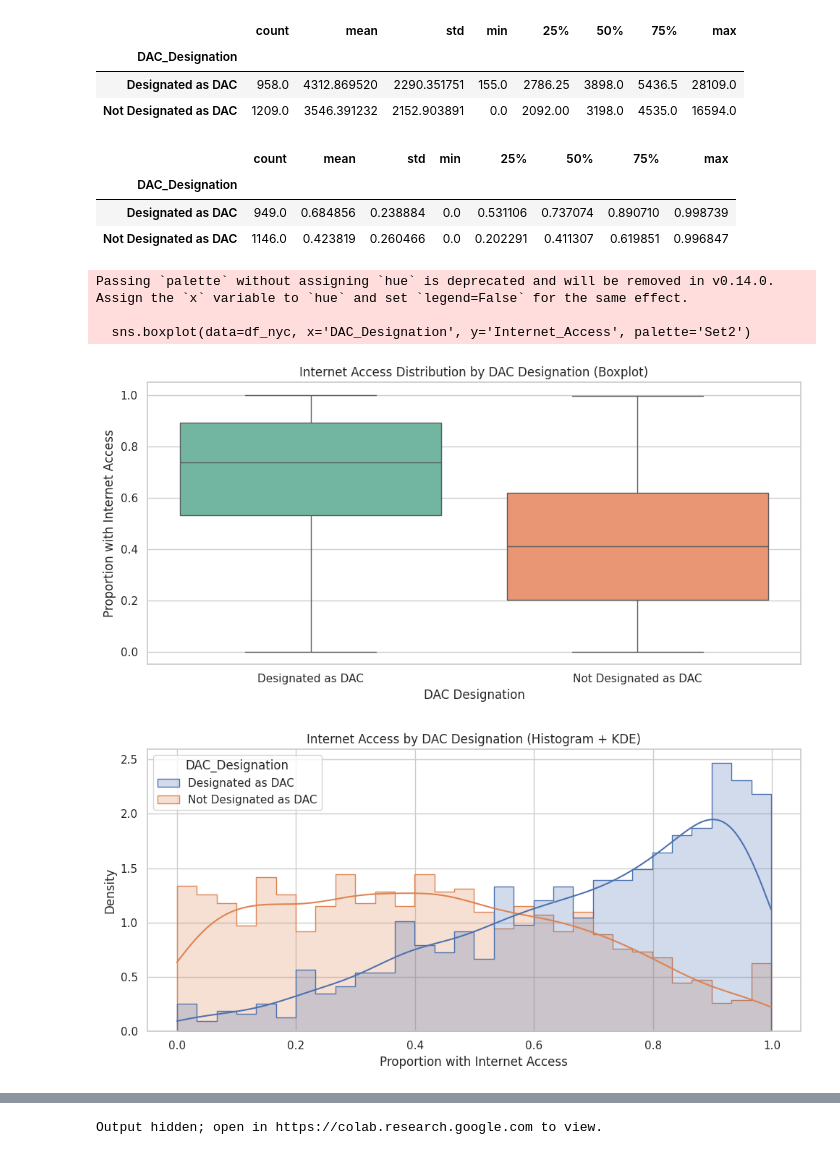
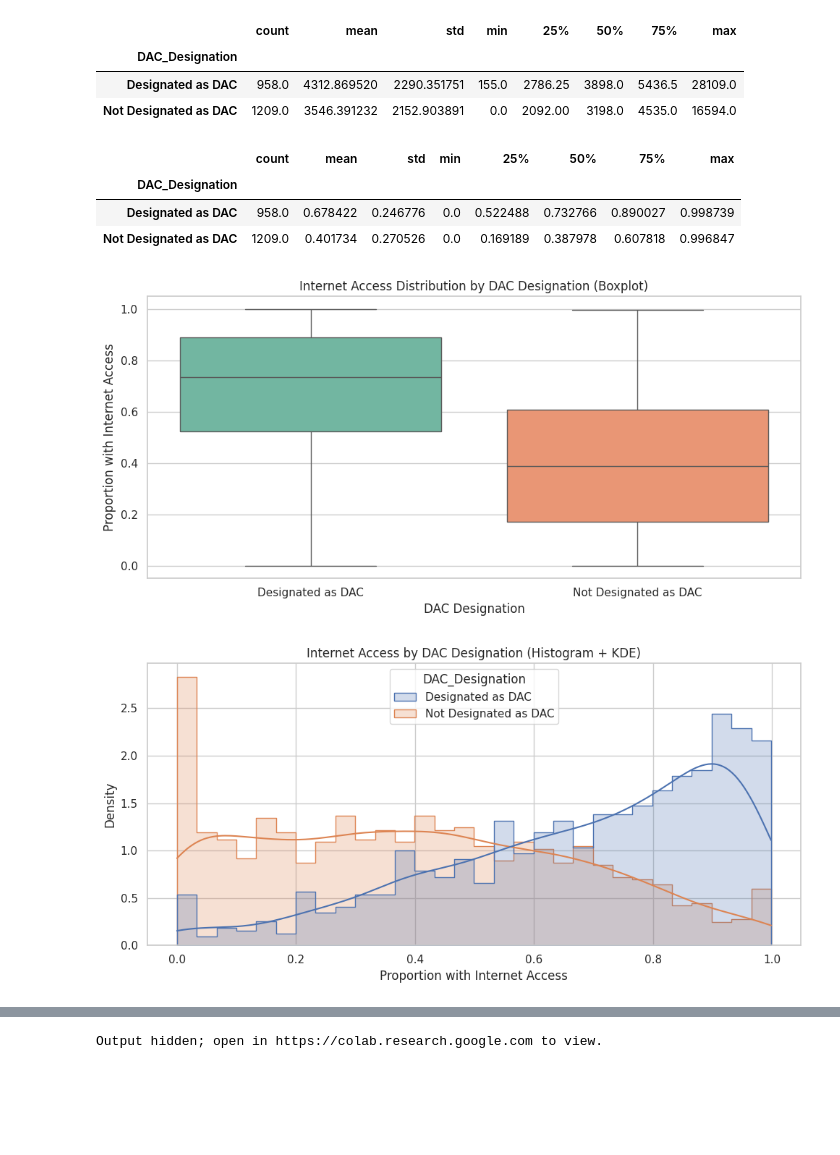
Before and after one commit to dbonsave/DAT-490-capstone, a Jupyter notebook: Capstone_DAC_EDA.ipynb, the cells around one changed output, grey strips where cells are left out. Drawn from its saved outputs; the diff is of its cells as text; code cells hidden in the pictures; blank space fills up the shorter version.

```diff
--- a/Capstone_DAC_EDA.ipynb
+++ b/Capstone_DAC_EDA.ipynb
@@ -118,0 +107,3 @@ dac_summary = dac_summary.sort_values(by='Total_Tracts', ascending=False)
+# %%
+# Fill missing Urban_Rural values with 'Urban'
+df_nyc['Urban_Rural'] = df_nyc['Urban_Rural'].fillna("Urban")
@@ -118,0 +124,3 @@ dac_summary = dac_summary.sort_values(by='Total_Tracts', ascending=False)
+# %%
+# Fill missing numeric values from column 10 onward with 0
+df_nyc.iloc[:, 9:] = df_nyc.iloc[:, 9:].fillna(0)
@@ -166,25 +179,21 @@ internet_stats
 # %% [output]
 |  | count | mean | std | min | 25% | 50% | 75% | max |
 | DAC_Designation |  |  |  |  |  |  |  |  |
-| Designated as DAC | 949.0 | 0.684856 | 0.238884 | 0.0 | 0.531106 | 0.737074 | 0.890710 | 0.998739 |
-| Not Designated as DAC | 1146.0 | 0.423819 | 0.260466 | 0.0 | 0.202291 | 0.411307 | 0.619851 | 0.996847 |
+| Designated as DAC | 958.0 | 0.678422 | 0.246776 | 0.0 | 0.522488 | 0.732766 | 0.890027 | 0.998739 |
+| Not Designated as DAC | 1209.0 | 0.401734 | 0.270526 | 0.0 | 0.169189 | 0.387978 | 0.607818 | 0.996847 |
 # %%
 # Set seaborn style
 sns.set(style="whitegrid")
 # %%
-# Boxplot for Internet Access by DAC Designation
 plt.figure(figsize=(10, 5))
-sns.boxplot(data=df_nyc, x='DAC_Designation', y='Internet_Access', palette='Set2')
+sns.boxplot(data=df_nyc, x='DAC_Designation', y='Internet_Access', hue='DAC_Designation', palette='Set2', legend=False)
 plt.title('Internet Access Distribution by DAC Designation (Boxplot)')
 plt.ylabel('Proportion with Internet Access')
 plt.xlabel('DAC Designation')
 plt.tight_layout()
 plt.show()
 # %% [output]
-Passing `palette` without assigning `hue` is deprecated and will be removed in v0.14.0. Assign the `x` variable to `hue` and set `legend=False` for the same effect.
-
-  sns.boxplot(data=df_nyc, x='DAC_Designation', y='Internet_Access', palette='Set2')
-[figure, old version]
+[figure, new version]
 # %%
 # KDE + Histogram plot
 plt.figure(figsize=(10, 5))
@@ -195,7 +204,7 @@ plt.ylabel('Density')
 plt.tight_layout()
 plt.show()
 # %% [output]
-[figure, old version]
+[figure, new version]
 # %%
 # Convert additional relevant fields to numeric for analysis
 cols_to_convert = ['Rent_Percent_Income', 'Renter_Percent', 'Home_Energy_Affordability']
```
Also changed, not shown: parts of 27 cells of this notebook.
